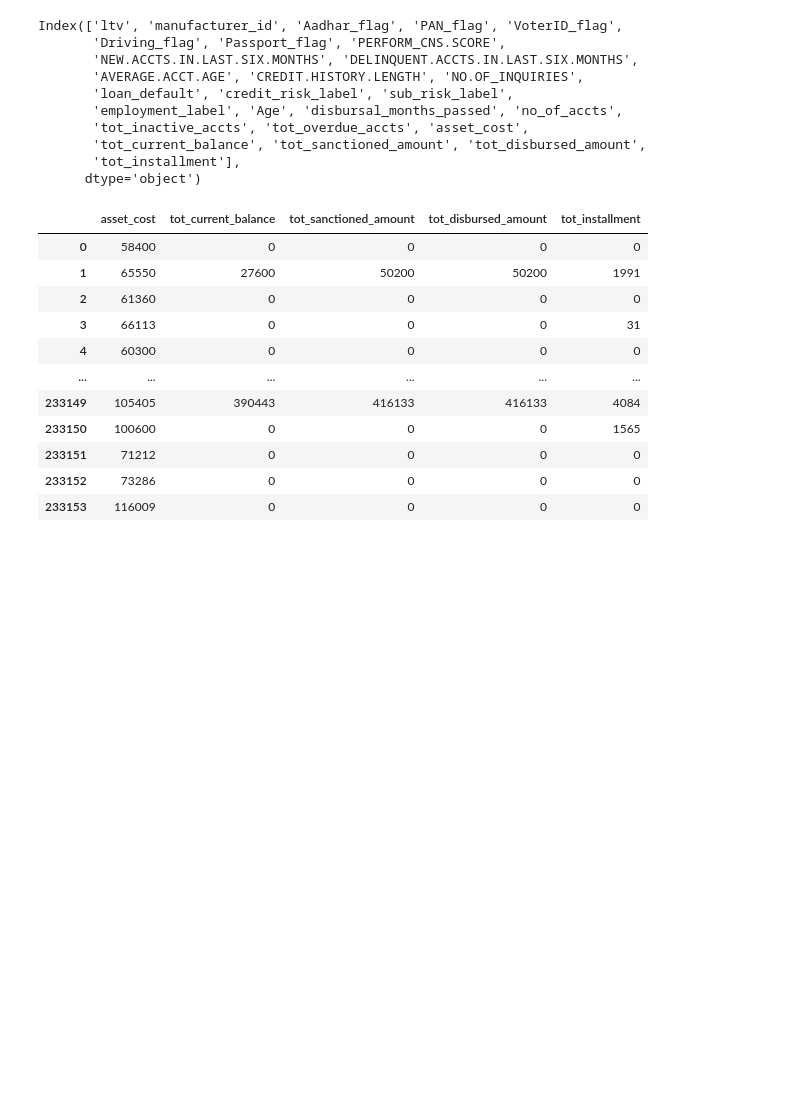
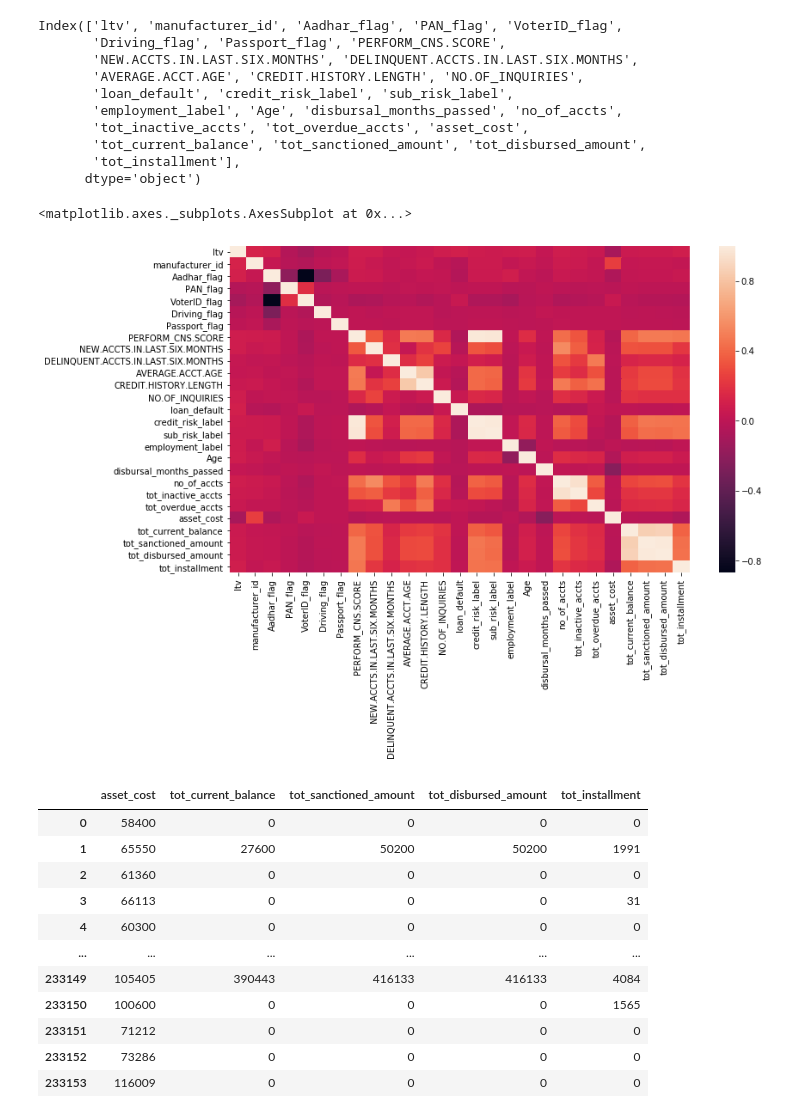
Before and after one commit to xavierigneous/Vehicle-Loan-Default-Prediction, a Jupyter notebook: Vishwanath/Vishwanath Commits.ipynb, the cells around one changed output. Cells and saved outputs as stored; diff of their text form; code cells hidden in the pictures; blank space fills up the shorter version.

```diff
--- a/Vishwanath/Vishwanath Commits.ipynb
+++ b/Vishwanath/Vishwanath Commits.ipynb
@@ -360,6 +367,12 @@ Index(['ltv', 'manufacturer_id', 'Aadhar_flag', 'PAN_flag', 'VoterID_flag',
        'tot_current_balance', 'tot_sanctioned_amount', 'tot_disbursed_amount',
        'tot_installment'],
       dtype='object')
+# %%
+plt.figure(figsize=(12,7))
+sns.heatmap(df.corr())
+# %% [output]
+<matplotlib.axes._subplots.AxesSubplot at 0x...>
+[figure, added]
 # %%
 df[cols]
 # %% [output]
```
Also changed, not shown: parts of 9 cells of this notebook.
